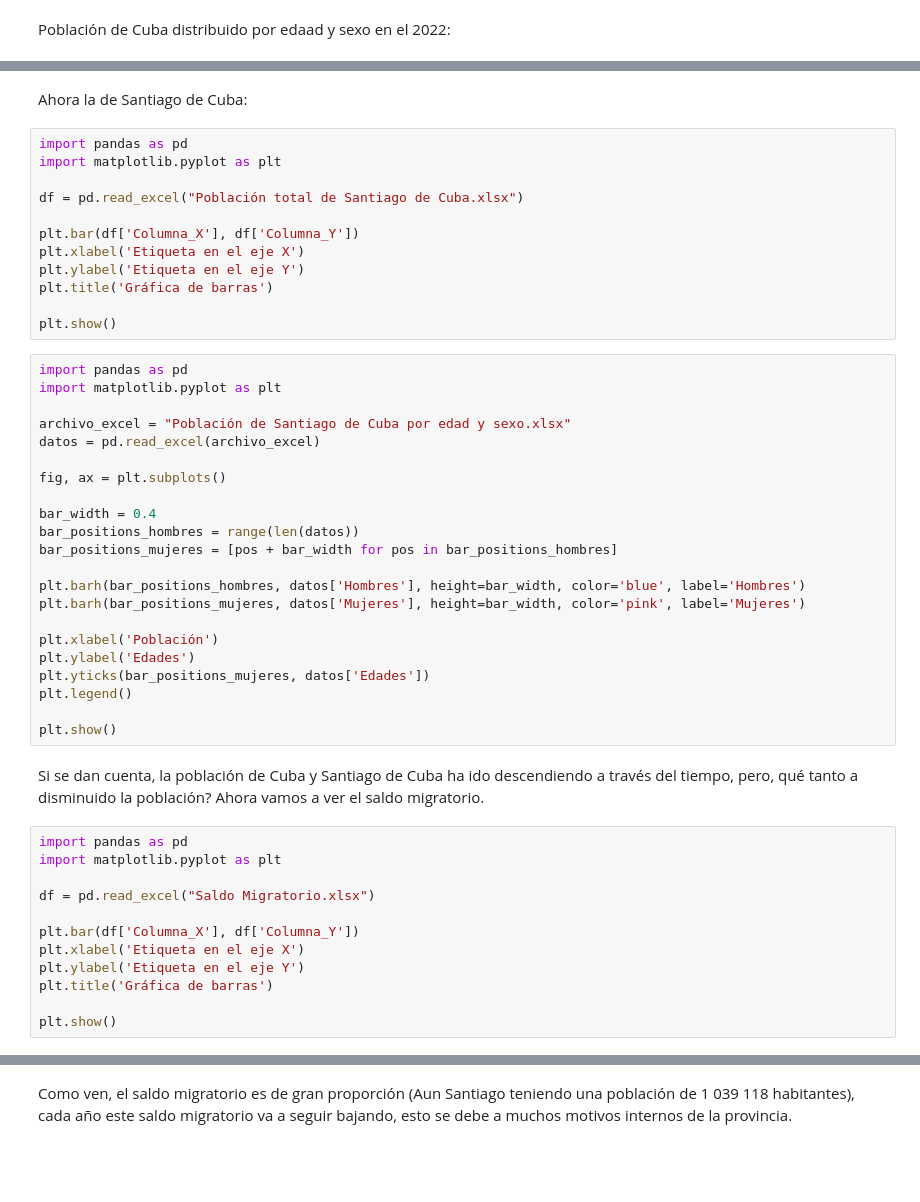
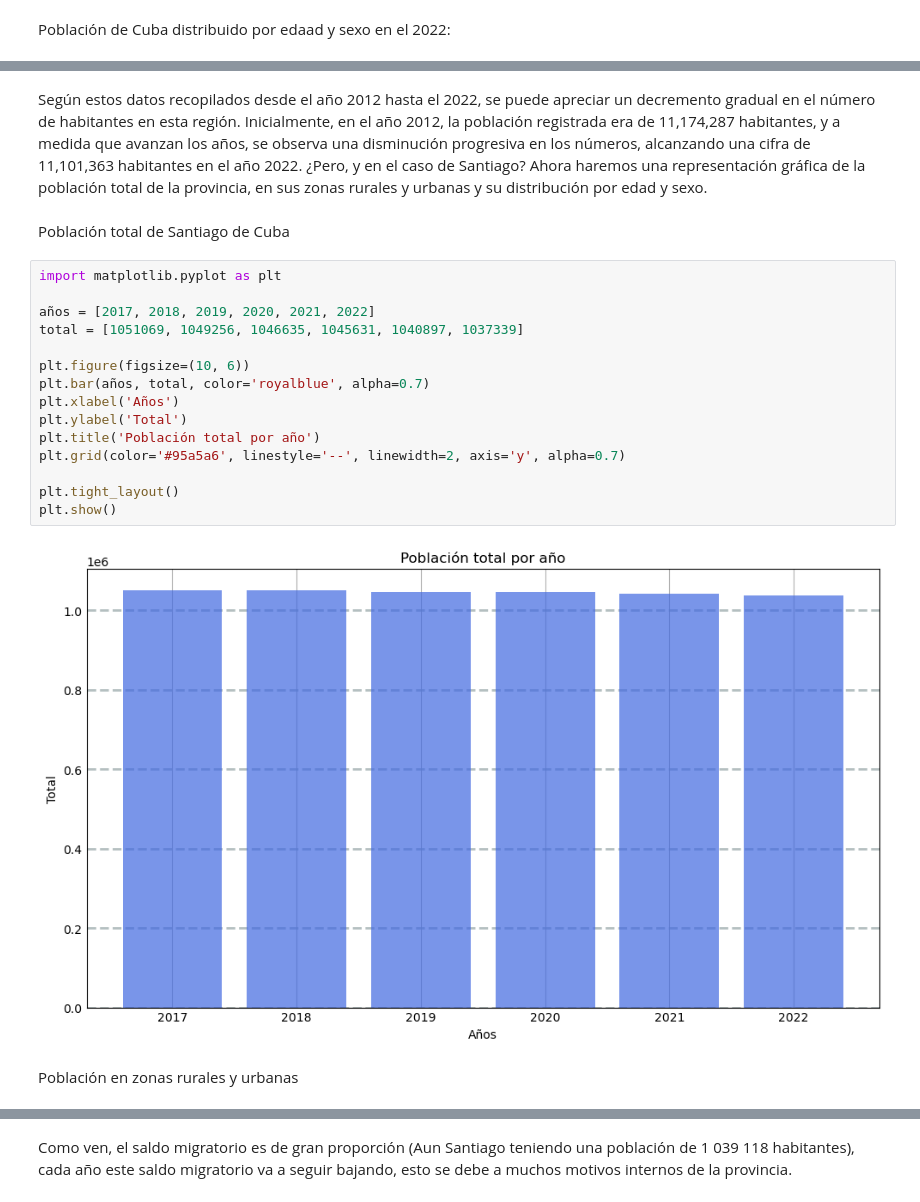
Before and after one commit to PFChangFan/El-problema-de-La-Capital-del-Caribe, a Jupyter notebook: pj.ipynb, the cells around one changed output, grey strips where cells are left out. Drawn from its saved outputs; the diff is of its cells as text; blank space fills up the shorter version.

```diff
--- a/pj.ipynb
+++ b/pj.ipynb
@@ -44,51 +49,23 @@ plt.show()
+# %% [markdown]
+ Según estos datos recopilados desde el año 2012 hasta el 2022, se puede apreciar un decremento gradual en el número de habitantes en esta región. Inicialmente, en el año 2012, la población registrada era de 11,174,287 habitantes, y a medida que avanzan los años, se observa una disminución progresiva en los números, alcanzando una cifra de 11,101,363 habitantes en el año 2022. ¿Pero, y en el caso de Santiago? Ahora haremos una representación gráfica de la población total de la provincia, en sus zonas rurales y urbanas y su distribución por edad y sexo.
 # %% [markdown]
-Ahora la de Santiago de Cuba:
+Población total de Santiago de Cuba
-# %%
-import pandas as pd
-import matplotlib.pyplot as plt
-
-df = pd.read_excel("Población total de Santiago de Cuba.xlsx")
-
-plt.bar(df['Columna_X'], df['Columna_Y'])
-plt.xlabel('Etiqueta en el eje X')
-plt.ylabel('Etiqueta en el eje Y')
-plt.title('Gráfica de barras')
-
-plt.show()
-# %%
-import pandas as pd
-import matplotlib.pyplot as plt
-
-archivo_excel = "Población de Santiago de Cuba por edad y sexo.xlsx"
-datos = pd.read_excel(archivo_excel)
-
-fig, ax = plt.subplots()
-
-bar_width = 0.4
-bar_positions_hombres = range(len(datos))
-bar_positions_mujeres = [pos + bar_width for pos in bar_positions_hombres]
-
-plt.barh(bar_positions_hombres, datos['Hombres'], height=bar_width, color='blue', label='Hombres')
-plt.barh(bar_positions_mujeres, datos['Mujeres'], height=bar_width, color='pink', label='Mujeres')
-
-plt.xlabel('Población')
-plt.ylabel('Edades')
-plt.yticks(bar_positions_mujeres, datos['Edades'])
-plt.legend()
-
-plt.show()
-# %% [markdown]
-Si se dan cuenta, la población de Cuba y Santiago de Cuba ha ido descendiendo a través del tiempo, pero, qué tanto a disminuido la población?
-Ahora vamos a ver el saldo migratorio.
-# %%
-import pandas as pd
-import matplotlib.pyplot as plt
-
-df = pd.read_excel("Saldo Migratorio.xlsx")
-
-plt.bar(df['Columna_X'], df['Columna_Y'])
-plt.xlabel('Etiqueta en el eje X')
-plt.ylabel('Etiqueta en el eje Y')
-plt.title('Gráfica de barras')
-
-plt.show()
+# %%
+import matplotlib.pyplot as plt
+
+años = [2017, 2018, 2019, 2020, 2021, 2022]
+total = [1051069, 1049256, 1046635, 1045631, 1040897, 1037339]
+
+plt.figure(figsize=(10, 6))
+plt.bar(años, total, color='royalblue', alpha=0.7)
+plt.xlabel('Años')
+plt.ylabel('Total')
+plt.title('Población total por año')
+plt.grid(color='#95a5a6', linestyle='--', linewidth=2, axis='y', alpha=0.7)
+
+plt.tight_layout()
+plt.show()
+# %% [output]
+[figure, added]
+# %% [markdown]
+Población en zonas rurales y urbanas
```
Also changed, not shown: parts of 17 cells of this notebook.
